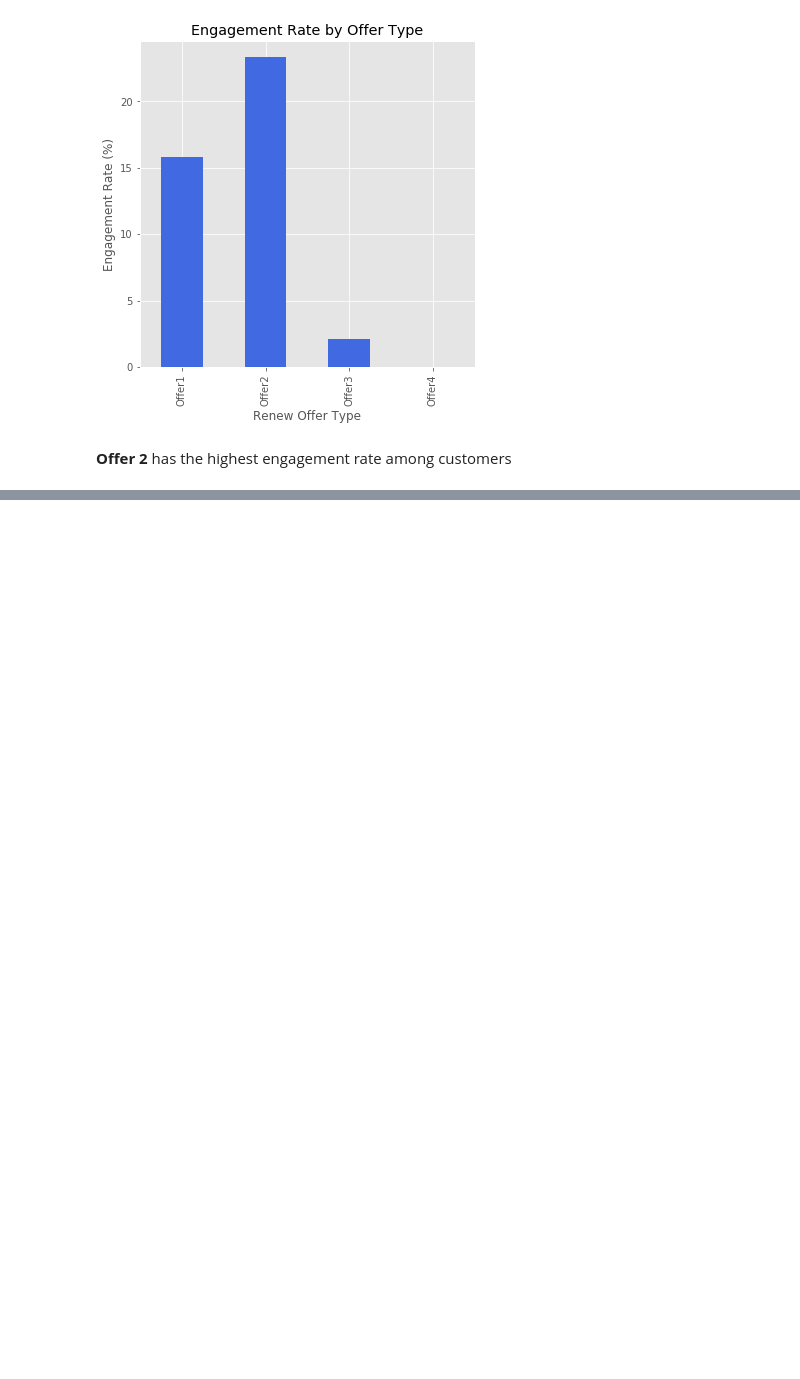
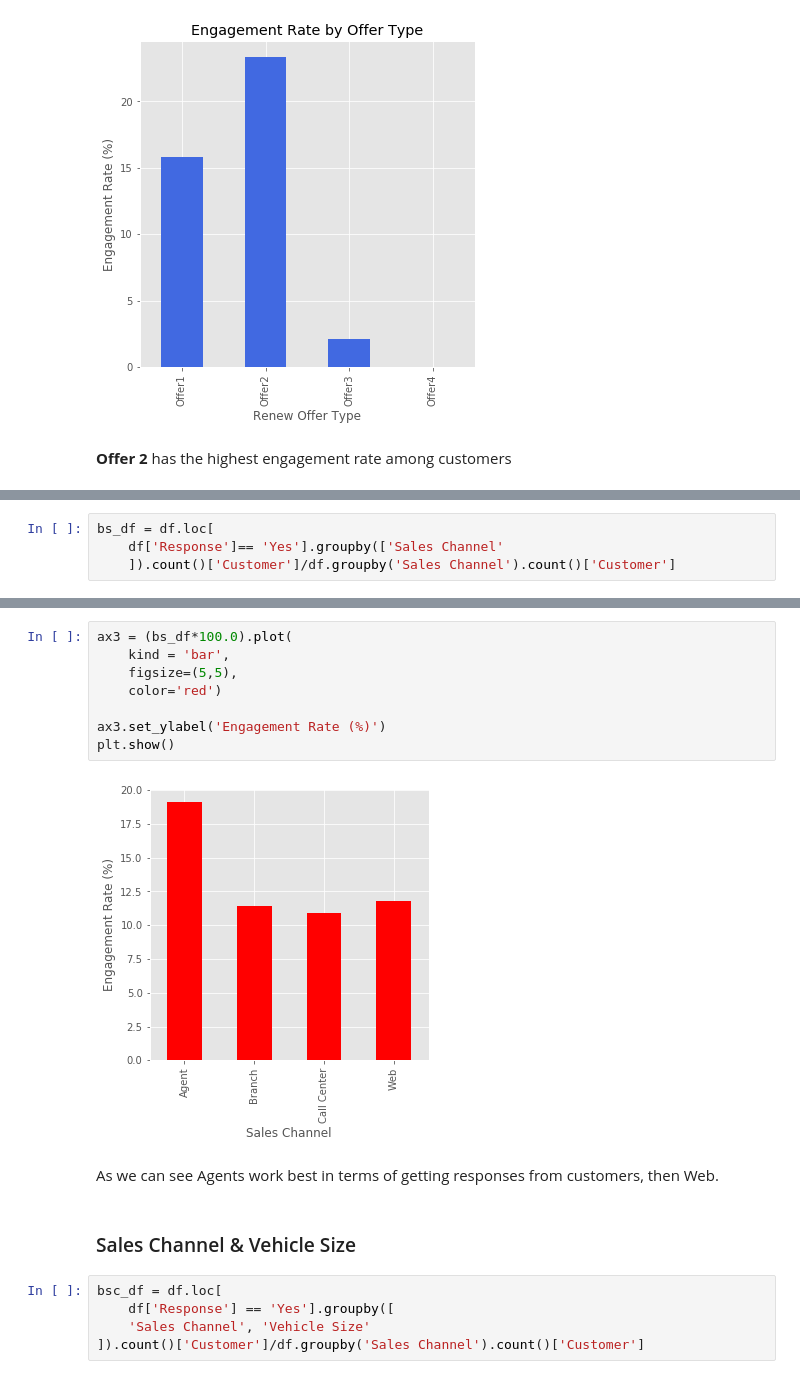
Before and after one commit to mwon3919/Data_Science_Projects, a Jupyter notebook: Customer_Analytics/Customer Analytics.ipynb, the cells around one changed output, grey strips where cells are left out. Drawn from its saved outputs; the diff is of its cells as text; blank space fills up the shorter version.

```diff
--- a/Customer_Analytics/Customer Analytics.ipynb
+++ b/Customer_Analytics/Customer Analytics.ipynb
@@ -113,0 +163,4 @@ plt.show()
+# %%
+bs_df = df.loc[
+    df['Response']== 'Yes'].groupby(['Sales Channel'
+    ]).count()['Customer']/df.groupby('Sales Channel').count()['Customer']
@@ -113,0 +176,19 @@ plt.show()
+# %%
+ax3 = (bs_df*100.0).plot(
+    kind = 'bar',
+    figsize=(5,5),
+    color='red')
+
+ax3.set_ylabel('Engagement Rate (%)')
+plt.show()
+# %% [output]
+[figure, added]
+# %% [markdown]
+As we can see Agents work best in terms of getting responses from customers, then Web.
+# %% [markdown]
+### Sales Channel & Vehicle Size
+# %%
+bsc_df = df.loc[
+    df['Response'] == 'Yes'].groupby([
+    'Sales Channel', 'Vehicle Size'
+]).count()['Customer']/df.groupby('Sales Channel').count()['Customer']
```
Also changed, not shown: parts of 17 cells of this notebook.
